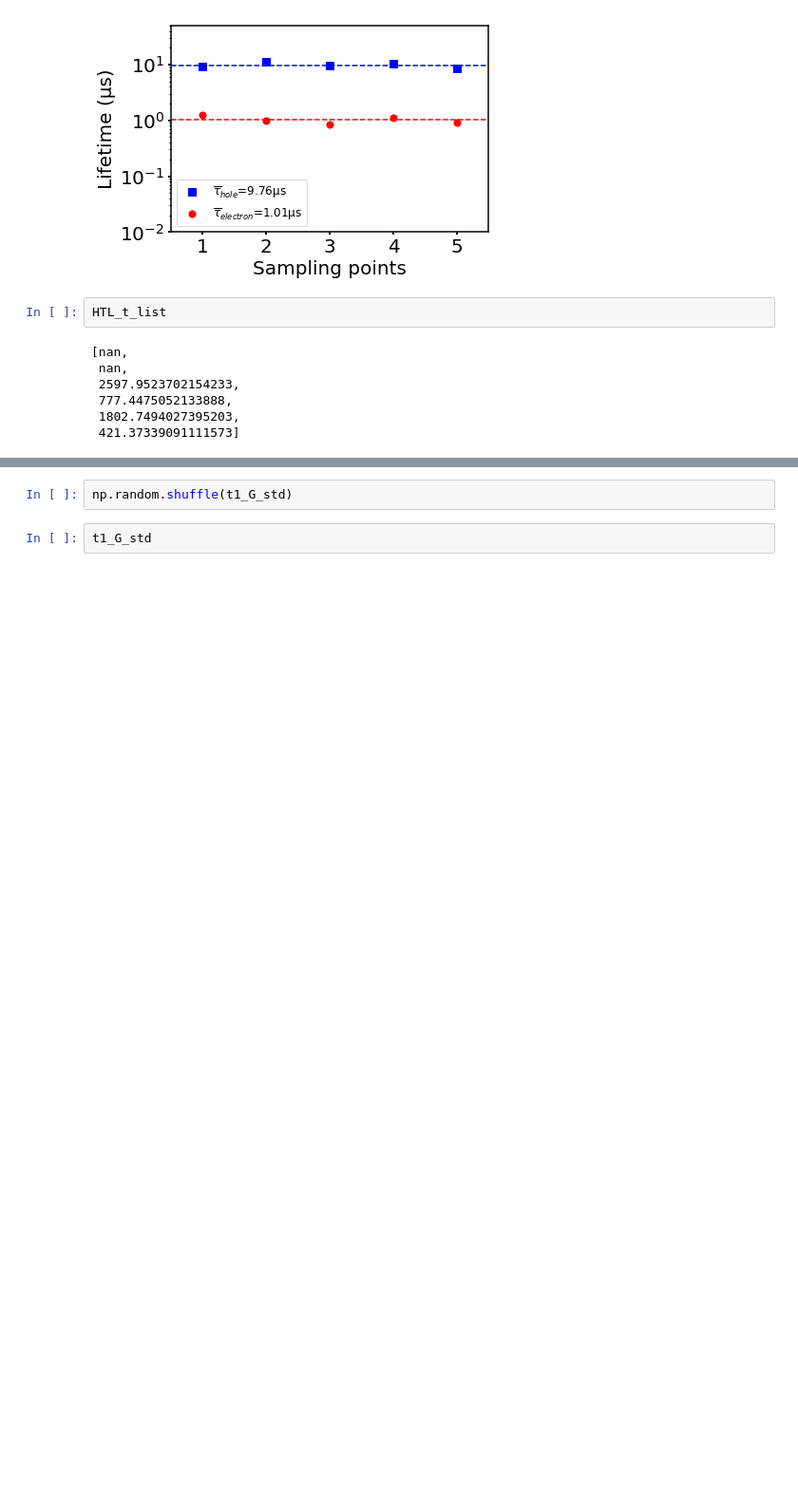
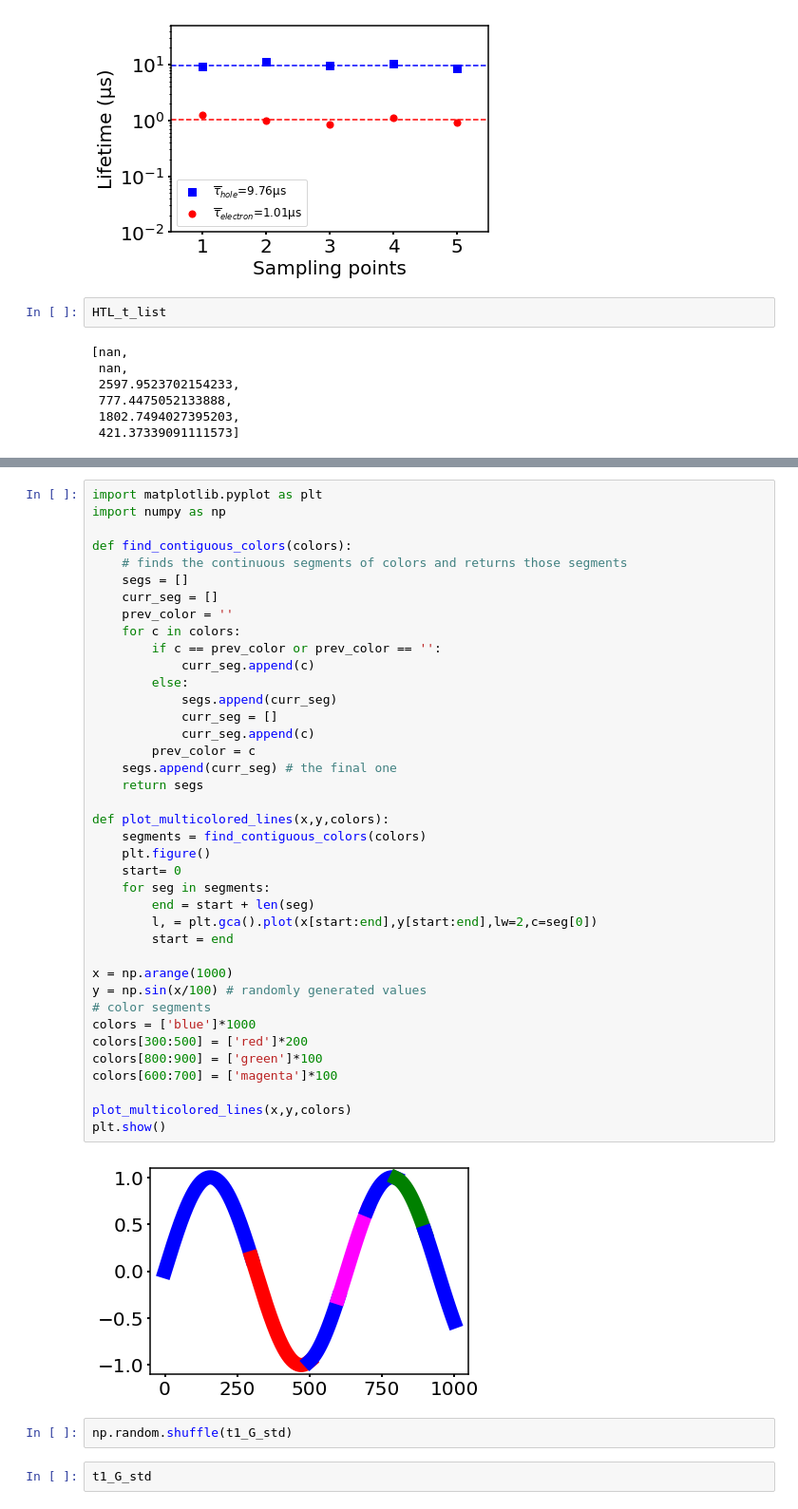
Before and after one commit to xuejianma/LabTools, a Jupyter notebook: lifeTimeProcesses.ipynb, the cells around one changed output, grey strips where cells are left out. Shown: that part at 95% size. Drawn from its saved outputs; the diff is of its cells as text; blank space fills up the shorter version.

```diff
--- a/lifeTimeProcesses.ipynb
+++ b/lifeTimeProcesses.ipynb
@@ -671,3 +685,44 @@ np.mean(fast_list)
+# %%
+import matplotlib.pyplot as plt
+import numpy as np
+
+def find_contiguous_colors(colors):
+    # finds the continuous segments of colors and returns those segments
+    segs = []
+    curr_seg = []
+    prev_color = ''
+    for c in colors:
+        if c == prev_color or prev_color == '':
+            curr_seg.append(c)
+        else:
+            segs.append(curr_seg)
+            curr_seg = []
+            curr_seg.append(c)
+        prev_color = c
+    segs.append(curr_seg) # the final one
+    return segs
+
+def plot_multicolored_lines(x,y,colors):
+    segments = find_contiguous_colors(colors)
+    plt.figure()
+    start= 0
+    for seg in segments:
+        end = start + len(seg)
+        l, = plt.gca().plot(x[start:end],y[start:end],lw=2,c=seg[0])
+        start = end
+
+x = np.arange(1000)
+y = np.sin(x/100) # randomly generated values
+# color segments
+colors = ['blue']*1000
+colors[300:500] = ['red']*200
+colors[800:900] = ['green']*100
+colors[600:700] = ['magenta']*100
+
+plot_multicolored_lines(x,y,colors)
+plt.show()
+# %% [output]
+[figure, added]
 # %%
 np.random.shuffle(t1_G_std)
 # %%
```
Also changed, not shown: parts of 16 cells of this notebook, 5 other files.
